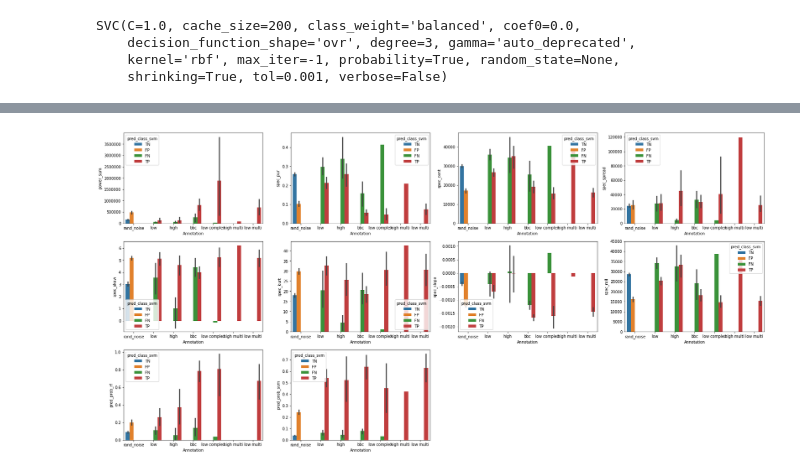
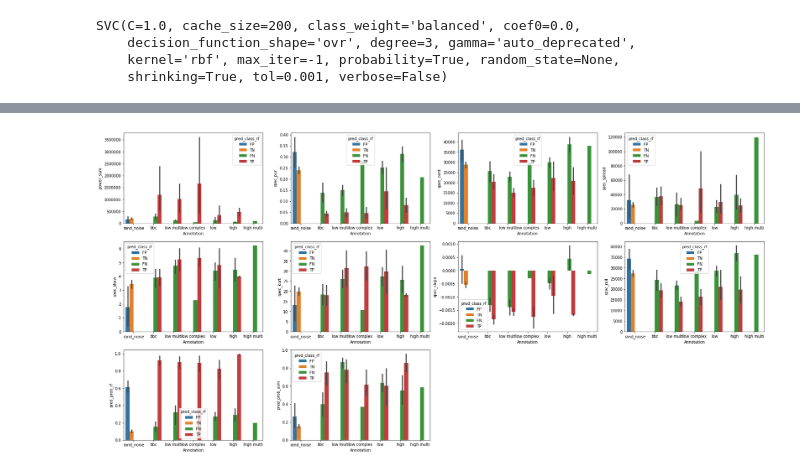
Before and after one commit to grace3999/USV_Python, a Jupyter notebook: Notebooks/4_xr_Annotations_classification_8features.ipynb, the cells around one changed output, grey strips where cells are left out. Saved outputs shown, nothing was run; the diff lists cells and outputs as text; code cells hidden in the pictures.

```diff
--- a/Notebooks/4_xr_Annotations_classification_8features.ipynb
+++ b/Notebooks/4_xr_Annotations_classification_8features.ipynb
@@ -57,6 +120,6 @@ np.set_printoptions(suppress=True)
 # %%
-features_path_CPA = '/content/gdrive/Shared drives/USV_eScience_Incubator/Data/feature_data_frames/annot_8features_100noise_CPA.csv'
-features_path_neutral = '/content/gdrive/Shared drives/USV_eScience_Incubator/Data/feature_data_frames/annot_8features_100noise_neutral.csv'
+features_path_CPA = '/content/gdrive/Shared drives/USV_eScience_Incubator/Data/feature_data_frames/finals/annot_8features_25noise_CPA.csv'
+features_path_neutral = '/content/gdrive/Shared drives/USV_eScience_Incubator/Data/feature_data_frames/finals/annot_8features_25noise_neutral.csv'
 features_path = [features_path_CPA, features_path_neutral]
 # %%
 annot_features_df = pd.DataFrame()
@@ -74,8 +137,12 @@ for path in features_path:
 
   annot_features_df = annot_features_df.append(annot_features)
 
+#clean up annotations etc
+annot_features_df.dropna(axis=0, inplace=True)
 annot_features_df.replace('low ', 'low', inplace=True)
 annot_features_df.replace('BBC', 'bbc', inplace=True)
+annot_features_df.replace('medium', 'mid', inplace=True)
+annot_features_df.replace('low mulit', 'low multi', inplace=True)
 print(annot_features_df.shape)
 annot_features_df.head()
 # %% [output]
@@ -386,6 +526,6 @@ i=1
 plt.figure(figsize=(30,20))
 for name in feat_col:
     plt.subplot(4, 4, i)
-    sns.barplot(x="Annotation", y=name, hue="pred_class_svm", data=train)
+    sns.barplot(x="Annotation", y=name, hue="pred_class_rf", data=train)
     i = i + 1
 # %% [output]
@@ -524,14 +681,14 @@ Name: pred_class_svm, dtype: int64
 # %%
 #viz of feature vs. pred group
 feat_col = ['power_sum', 'spec_pur', 'spec_cent', 'spec_spread', 'spec_skew',
        'spec_kurt', 'spec_slope', 'spec_roll', 'pred_prob_rf',
        'pred_prob_svm']
 
 i=1
 plt.figure(figsize=(30,20))
 for name in feat_col:
     plt.subplot(4, 4, i)
-    sns.barplot(x="Annotation", y=name, hue="pred_class_svm", data=test)
+    sns.barplot(x="Annotation", y=name, hue="pred_class_rf", data=test)
     i = i + 1
 # %% [output]
-[figure, old version]
+[figure, new version]
```
Also changed, not shown: parts of 48 cells of this notebook.
